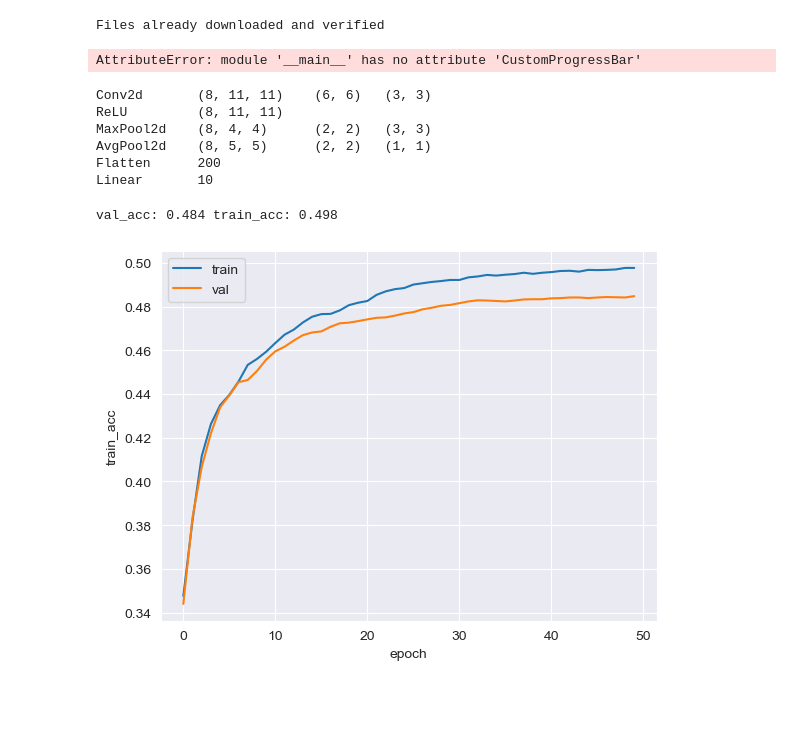
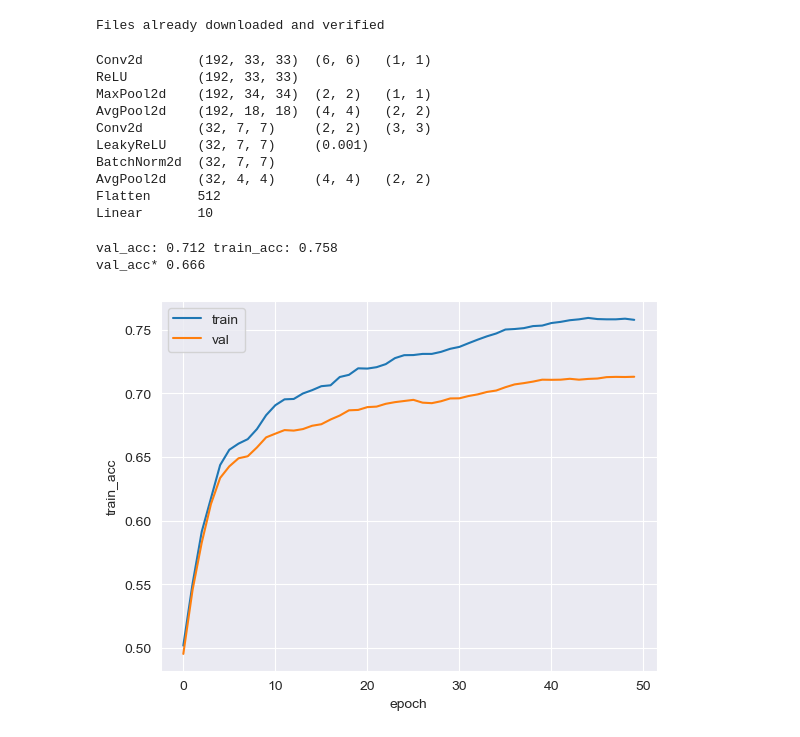
Before and after one commit to alkorolyov/sophius, a Jupyter notebook: notebooks/05_2_gen_models.ipynb, the cells around one changed output. Cells and saved outputs as stored; diff of their text form; code cells hidden in the pictures; blank space fills up the shorter version.

```diff
--- a/notebooks/05_2_gen_models.ipynb
+++ b/notebooks/05_2_gen_models.ipynb
@@ -36,50 +37,60 @@ from sophius.train import train_on_gpu_ex
 # %%
 from sophius.estimate import LSTMRegressor
 
-estimator = torch.load('../data/models/estimator_v1.pth')
+estimator = torch.load('../data/models/estimator_v1.pth').cpu()
+
+def estimate_val_acc(model_tmpl):
+    t = torch.tensor(encoder.model2vec(model_tmpl), dtype=torch.float32)
+    return estimator.cpu()(t).item()
-# %% [output]
-AttributeError: module '__main__' has no attribute 'CustomProgressBar'
 # %%
 model_gen = ConvModelGenerator(
     in_shape=(3, 32, 32),
     out_shape=10,
-    conv_num=1,
+    conv_num=3,
     lin_num=1,
 )
 model_tmpl = model_gen.generate_model_tmpl()
 model = model_tmpl.instantiate_model().type(torch.cuda.FloatTensor)
 print(model_tmpl)
 
+val_acc_threshold = 0.6
+
 train_params = {
     'val_size': 10000,
     'batch_size': 256,
-    'num_epoch': 5,
+    'num_epoch': 50,
     'random_seed':42,
     'optimizer': 'AdamW',
     'opt_params': {
         'lr': 1e-3,
     },
     'scheduler': 'ExponentialLR',
     'sch_params': {
         'gamma': 0.95,
     },
 }
 
 res = train_on_gpu_ex(
     model=model,
     dataset=cifar_gpu,
     verbose=True,
     **train_params,
 )
+print('val_acc* %.3f' % (estimate_val_acc(model_tmpl)))
 
 sns.lineplot(res, x='epoch', y='train_acc', label='train')
 sns.lineplot(res, x='epoch', y='val_acc', label='val');
 # %% [output]
-Conv2d       (8, 11, 11)    (6, 6)   (3, 3)
-ReLU         (8, 11, 11)
-MaxPool2d    (8, 4, 4)      (2, 2)   (3, 3)
-AvgPool2d    (8, 5, 5)      (2, 2)   (1, 1)
-Flatten      200
+Conv2d       (192, 33, 33)  (6, 6)   (1, 1)
+ReLU         (192, 33, 33)
+MaxPool2d    (192, 34, 34)  (2, 2)   (1, 1)
+AvgPool2d    (192, 18, 18)  (4, 4)   (2, 2)
+Conv2d       (32, 7, 7)     (2, 2)   (3, 3)
+LeakyReLU    (32, 7, 7)     (0.001)
+BatchNorm2d  (32, 7, 7)
+AvgPool2d    (32, 4, 4)     (4, 4)   (2, 2)
+Flatten      512
 Linear       10
-val_acc: 0.484 train_acc: 0.498
+val_acc: 0.712 train_acc: 0.758
+val_acc* 0.666
-[figure, old version]
+[figure, new version]
```
Also changed, not shown: parts of 5 cells of this notebook, 1 other file.
